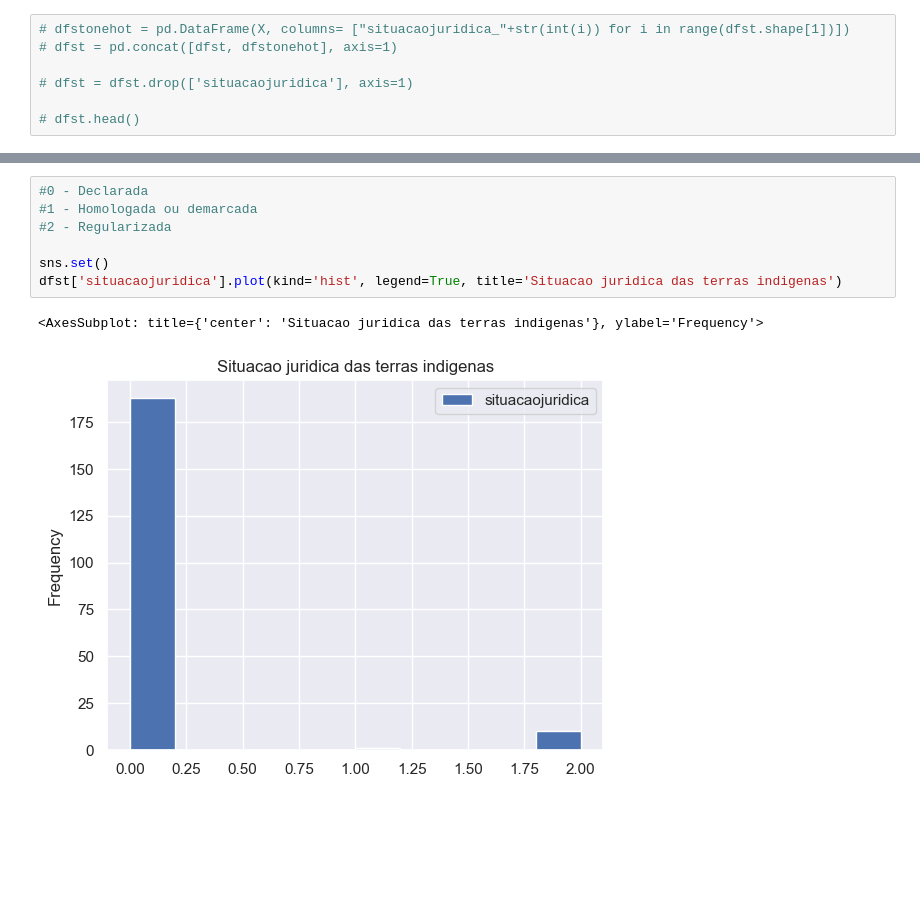
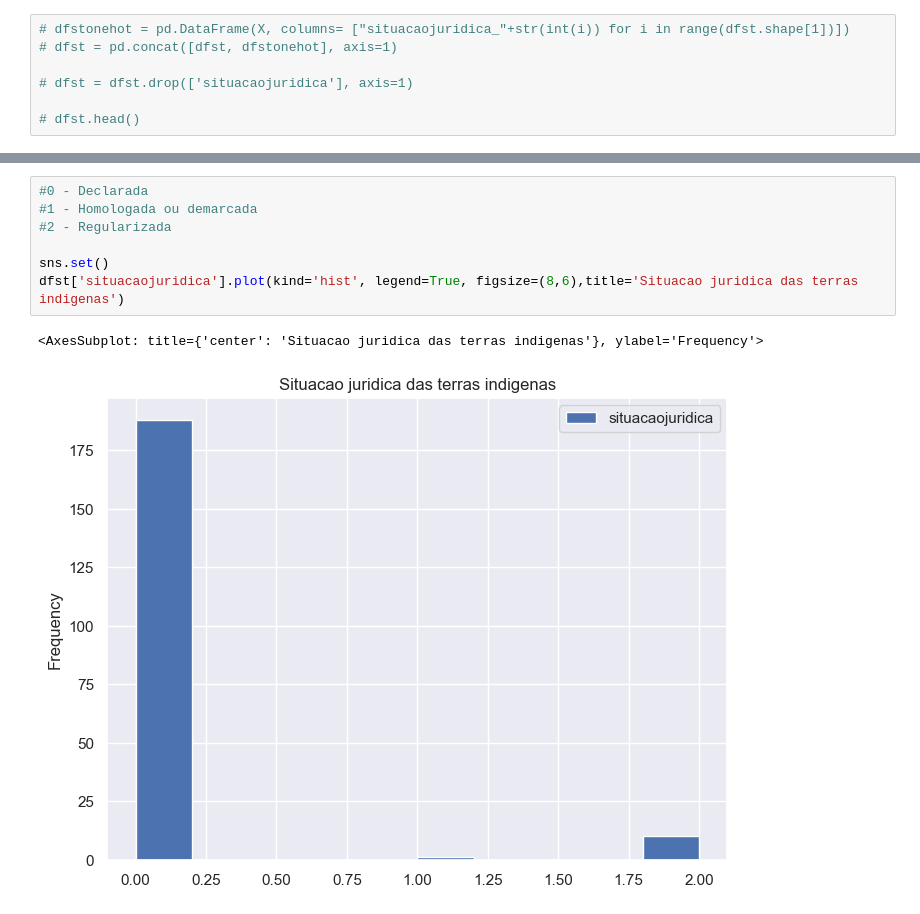
Before and after one commit to Gustavomichel/EDA-Brazil-indigenous-land, a Jupyter notebook: src/main.ipynb, the cells around one changed output, grey strips where cells are left out. Cells and saved outputs as stored; diff of their text form; blank space fills up the shorter version.

```diff
--- a/src/main.ipynb
+++ b/src/main.ipynb
@@ -78,10 +88,10 @@ Name: situacaojuridica, dtype: int64
 # %%
 #0 - Declarada
 #1 - Homologada ou demarcada
 #2 - Regularizada
 
 sns.set()
-dfst['situacaojuridica'].plot(kind='hist', legend=True, title='Situacao juridica das terras indigenas')
+dfst['situacaojuridica'].plot(kind='hist', legend=True, figsize=(8,6),title='Situacao juridica das terras indigenas')
 # %% [output]
 <AxesSubplot: title={'center': 'Situacao juridica das terras indigenas'}, ylabel='Frequency'>
-[figure, old version]
+[figure, new version]
```
Also changed, not shown: parts of 8 cells of this notebook.
